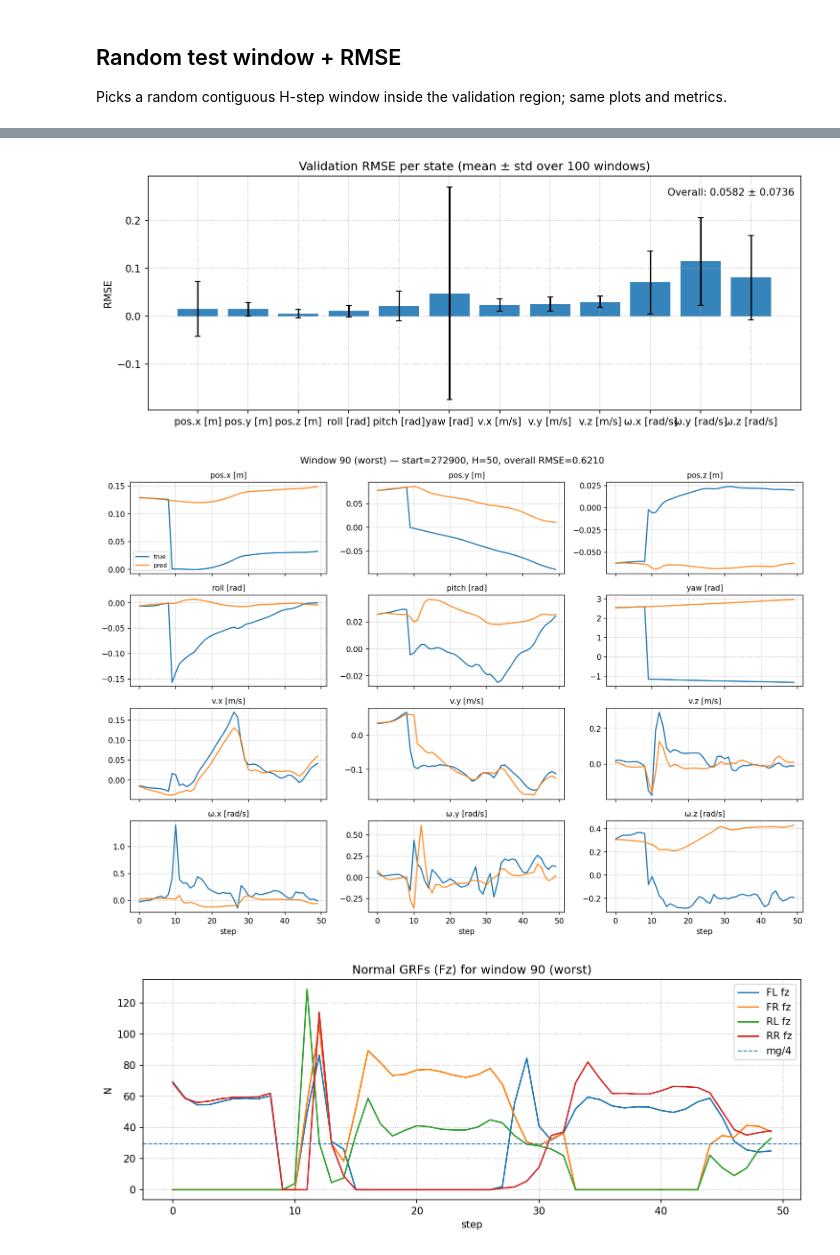
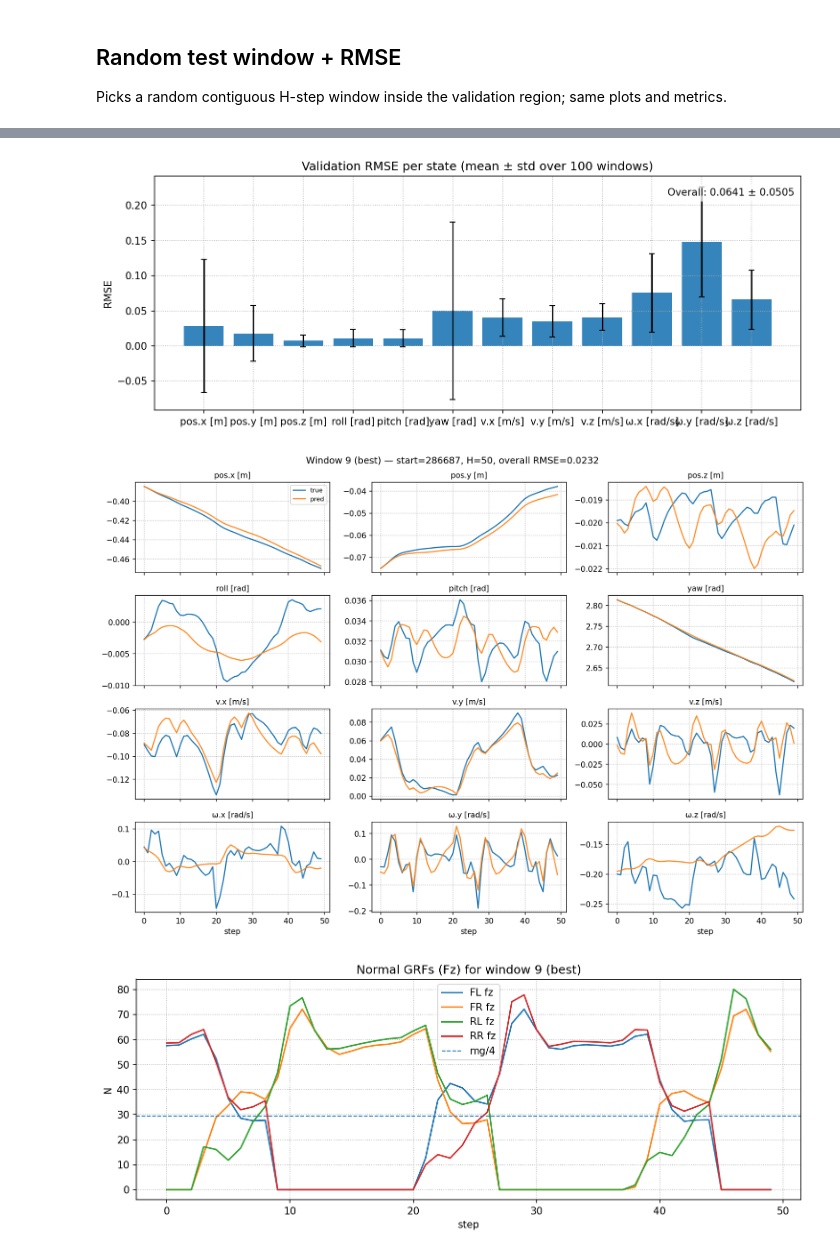
Before and after one commit to sriram-2502/quad_koopman_mpc, a Jupyter notebook: simulation/edmd/edmd_runner_experiment.ipynb, the cells around one changed output, grey strips where cells are left out. Saved outputs shown, nothing was run; the diff lists cells and outputs as text; code cells hidden in the pictures.

```diff
--- a/simulation/edmd/edmd_runner_experiment.ipynb
+++ b/simulation/edmd/edmd_runner_experiment.ipynb
@@ -9,11 +9,11 @@ Nothing is written to disk or to the HDF5.
 # ---- Config ----
 from pathlib import Path
 
-EXP_FILE = Path("../../datasets/go1/flat_terrain/experiment8.h5")
+EXP_FILE = Path("../../datasets/go1/flat_terrain/experiment2.h5")
 
 # EDMD hyperparameters
-P_MAX   = 10            # max polynomial degree for EDMD
-L2_REG  = 1e-6          # l2 regularization for EDMD
+P_MAX   = 6            # max polynomial degree for EDMD
+L2_REG  = 1e-12          # l2 regularization for EDMD
 VAL_FR  = 0.2           # fraction of data for validation
 H       = 50            # prediction horizon for open lop eval
 SEED    = 1354          # used for random test window
@@ -413,7 +413,7 @@ idx_best  = int(order[0])
 idx_med   = int(order[len(order)//2])
 idx_worst = int(order[-1])
 
-WHICH = "worst"   # change to "best" or "median"
+WHICH = "best"   # change to "best" or "median"
 idx_pick = {"best": idx_best, "median": idx_med, "worst": idx_worst}[WHICH]
 w = windows[idx_pick]
 Hwin = int(w["H_eff"])
@@ -456,33 +456,33 @@ figB.suptitle(f"Window {idx_pick} ({WHICH}) — start={w['start_idx']}, H={Hwin}
 plt.tight_layout()
 plt.show()
 
 # ---------- Chart C (optional): GRF Fz per leg for this window ----------
 U_w = U0[w["start_idx"] : w["start_idx"] + Hwin]
 if U_w.ndim == 2 and U_w.shape[1] == 12:
     Fz = U_w[:, 2::3]  # (H,4)
     figC, axC = plt.subplots(figsize=(10, 4))
     axC.plot(t, Fz[:, 0], label="FL fz")
     axC.plot(t, Fz[:, 1], label="FR fz")
     axC.plot(t, Fz[:, 2], label="RL fz")
     axC.plot(t, Fz[:, 3], label="RR fz")
 
     # mg/4 guide if cfg available
     mg4 = None
     try:
         from quadruped_pympc import config as _cfg
         mg4 = (_cfg.mass * _cfg.gravity_constant) / 4.0
     except Exception:
         pass
     if mg4 is not None:
         axC.axhline(mg4, linestyle="--", linewidth=1.0, label="mg/4")
 
     axC.set_title(f"Normal GRFs (Fz) for window {idx_pick} ({WHICH})")
     axC.set_xlabel("step"); axC.set_ylabel("N")
     axC.grid(True, linestyle=":")
     axC.legend(loc="best")
     plt.tight_layout()
     plt.show()
 # %% [output]
-[figure, old version]
+[figure, new version]
-[figure, old version]
+[figure, new version]
-[figure, old version]
+[figure, new version]
```
Also changed, not shown: parts of 6 cells of this notebook, 30 other files.
